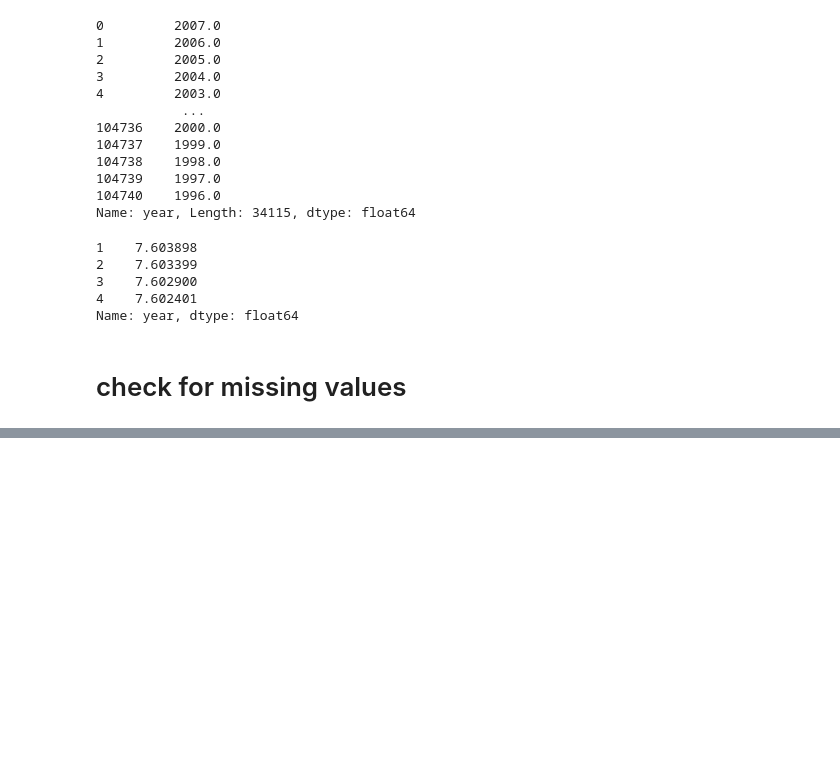
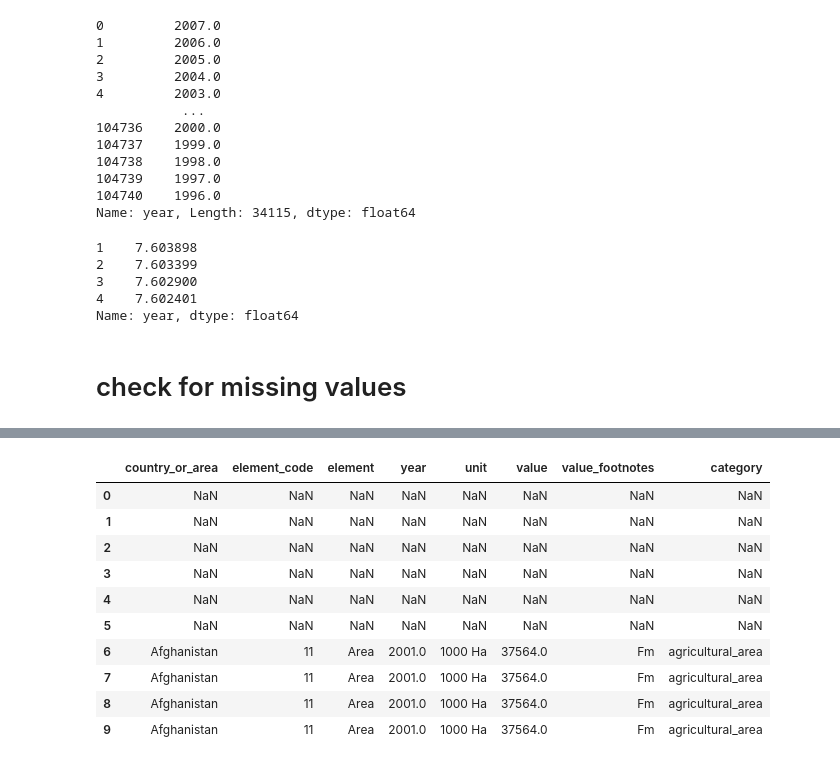
Before and after one commit to ashen007/pandas_data_analysis, a Jupyter notebook: getting started.ipynb, the cells around one changed output, grey strips where cells are left out. Drawn from its saved outputs; the diff is of its cells as text; code cells hidden in the pictures; blank space fills up the shorter version.

```diff
--- a/getting started.ipynb
+++ b/getting started.ipynb
@@ -86,0 +204,14 @@ Name: year, dtype: float64
+# %%
+data_c[:10].reindex(range(10),method='ffill')
+# %% [output]
+|  | country_or_area | element_code | element | year | unit | value | value_footnotes | category |
+| 0 | NaN | NaN | NaN | NaN | NaN | NaN | NaN | NaN |
+| 1 | NaN | NaN | NaN | NaN | NaN | NaN | NaN | NaN |
+| 2 | NaN | NaN | NaN | NaN | NaN | NaN | NaN | NaN |
+| 3 | NaN | NaN | NaN | NaN | NaN | NaN | NaN | NaN |
+| 4 | NaN | NaN | NaN | NaN | NaN | NaN | NaN | NaN |
+| 5 | NaN | NaN | NaN | NaN | NaN | NaN | NaN | NaN |
+| 6 | Afghanistan | 11 | Area | 2001.0 | 1000 Ha | 37564.0 | Fm | agricultural_area |
+| 7 | Afghanistan | 11 | Area | 2001.0 | 1000 Ha | 37564.0 | Fm | agricultural_area |
+| 8 | Afghanistan | 11 | Area | 2001.0 | 1000 Ha | 37564.0 | Fm | agricultural_area |
+| 9 | Afghanistan | 11 | Area | 2001.0 | 1000 Ha | 37564.0 | Fm | agricultural_area |
```
Also changed, not shown: parts of 18 cells of this notebook.
